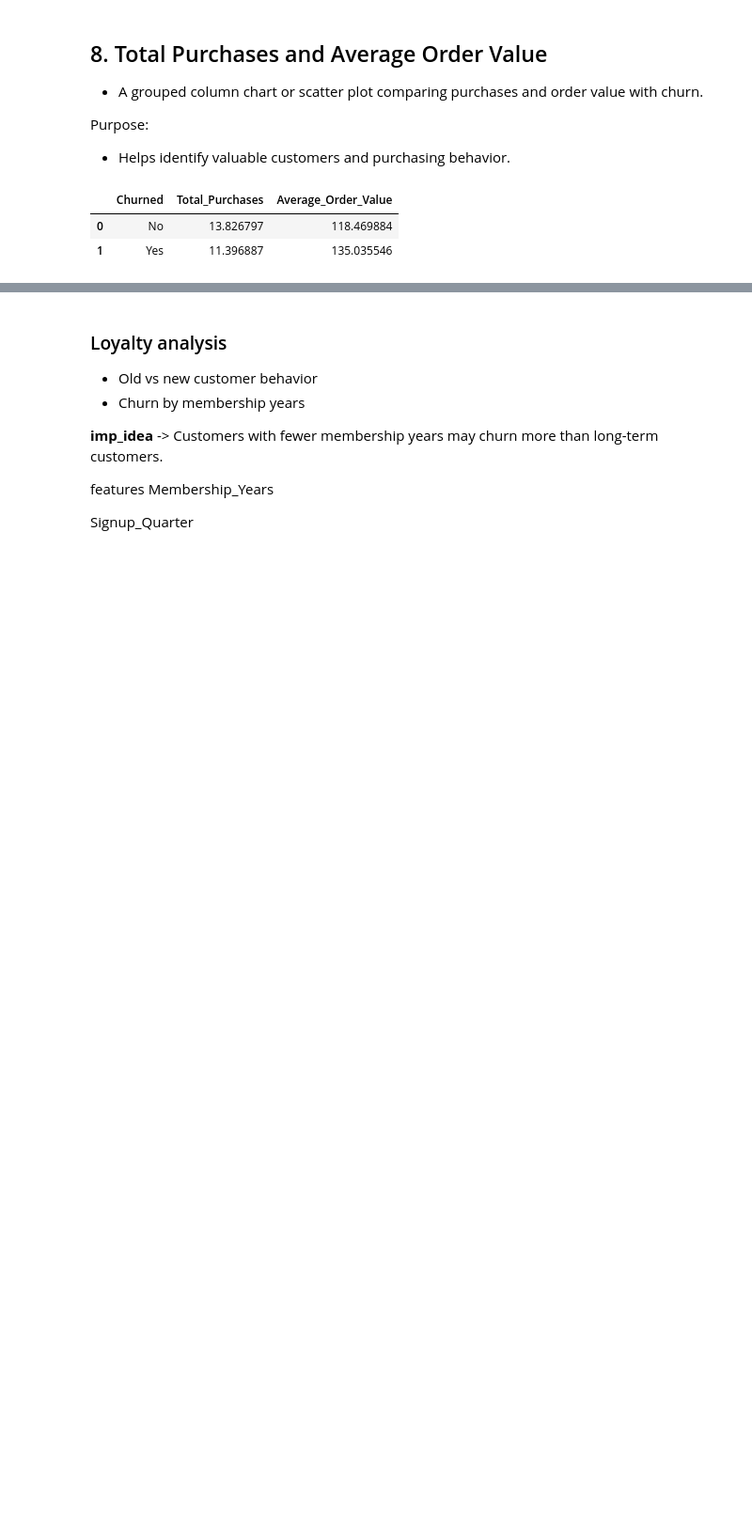
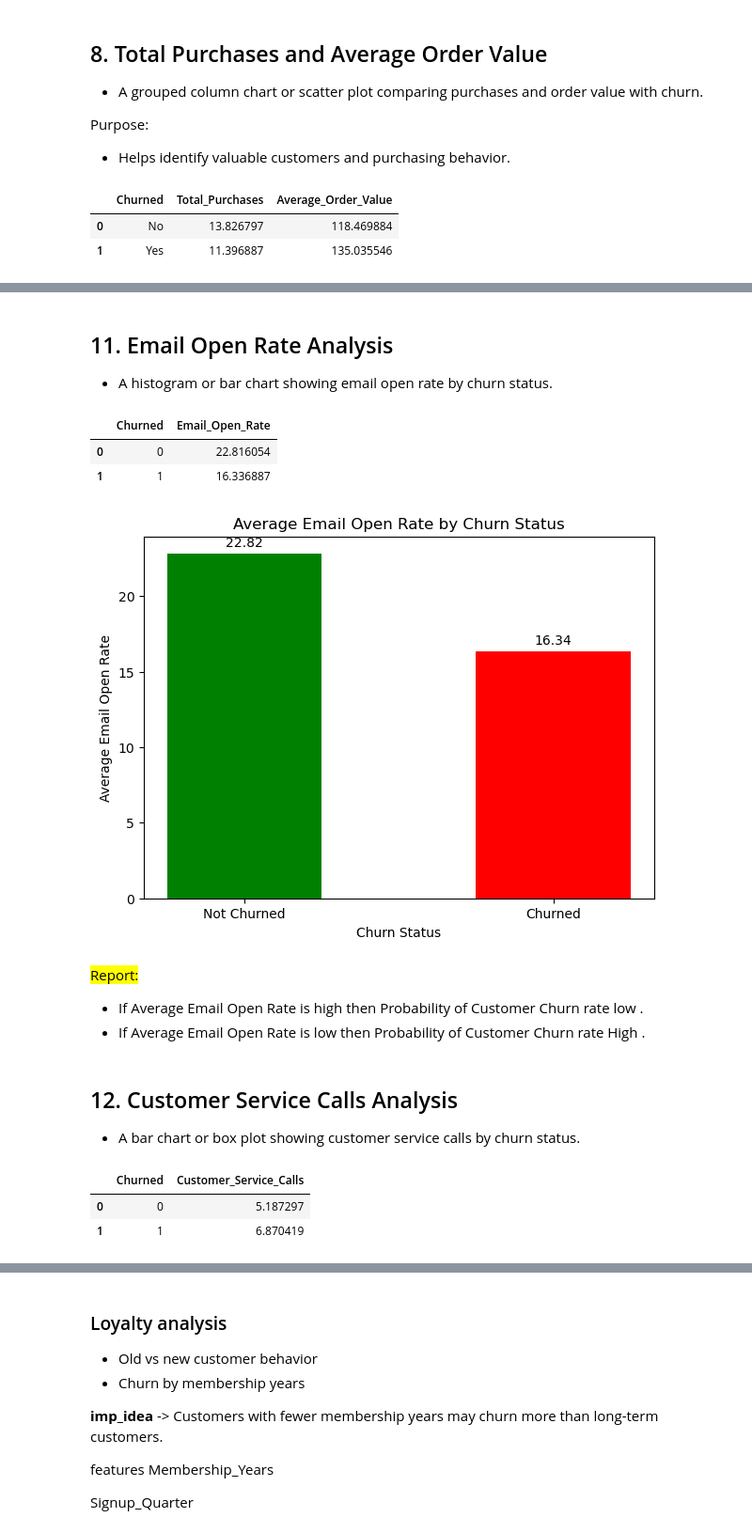
Before and after one commit to pinkimahato9814-afk/Final_project_Customer-Mind-360, a Jupyter notebook: notebooks/01_data_understanding_cleanng.ipynb, the cells around one changed output, grey strips where cells are left out. Shown at 94% size. Cells and saved outputs as stored; diff of their text form; code cells hidden in the pictures; blank space fills up the shorter version.

```diff
--- a/notebooks/01_data_understanding_cleanng.ipynb
+++ b/notebooks/01_data_understanding_cleanng.ipynb
@@ -775,0 +772,52 @@ plt.show()
+# %% [markdown]
+## 11. Email Open Rate Analysis
+- A histogram or bar chart showing email open rate by churn status.
+# %%
+email_churn = df.groupby("Churned")["Email_Open_Rate"].mean().reset_index()
+email_churn
+# %% [output]
+|  | Churned | Email_Open_Rate |
+| 0 | 0 | 22.816054 |
+| 1 | 1 | 16.336887 |
+# %%
+email_churn = df.groupby("Churned")["Email_Open_Rate"].mean().reset_index()
+email_churn
+
+plt.figure(figsize=(7, 5))
+
+plt.bar(
+    email_churn["Churned"].astype(str),
+    email_churn["Email_Open_Rate"],
+    width = 0.5,
+    color =['green','red']
+)
+
+plt.title("Average Email Open Rate by Churn Status")
+plt.xlabel("Churn Status")
+plt.ylabel("Average Email Open Rate")
+
+plt.xticks([0, 1], ["Not Churned", "Churned"])
+
+for i, value in enumerate(email_churn["Email_Open_Rate"]):
+    plt.text(i, value + 0.5, f"{value:.2f}", ha="center")
+
+plt.show()
+# %% [output]
+[figure, added]
+# %% [markdown]
+<mark>Report:<mark>
+
+ - If Average Email Open Rate is high then Probability of Customer Churn rate low .
+ - If Average Email Open Rate is low then Probability of Customer Churn rate High .
+# %% [markdown]
+##  12. Customer Service Calls Analysis
+- A bar chart or box plot showing customer service calls by churn status.
+# %%
+
+# Calculate average customer service calls by churn status
+Service_call_churn = df.groupby("Churned")["Customer_Service_Calls"].mean().reset_index()
+Service_call_churn
+# %% [output]
+|  | Churned | Customer_Service_Calls |
+| 0 | 0 | 5.187297 |
+| 1 | 1 | 6.870419 |
```
Also changed, not shown: parts of 43 cells of this notebook.
